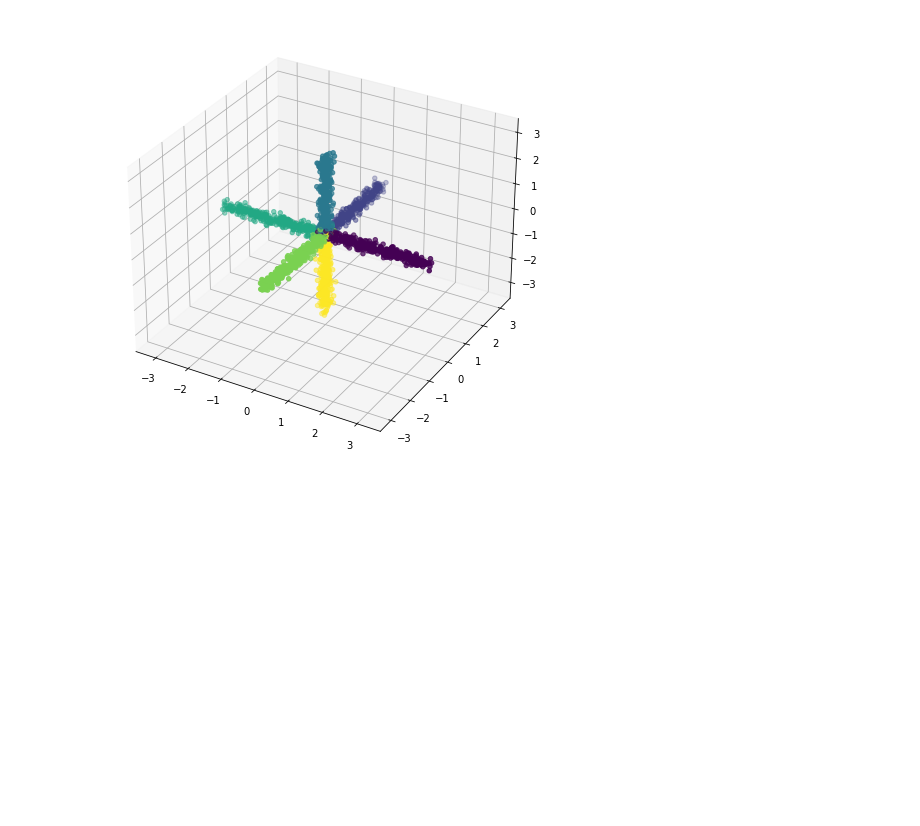
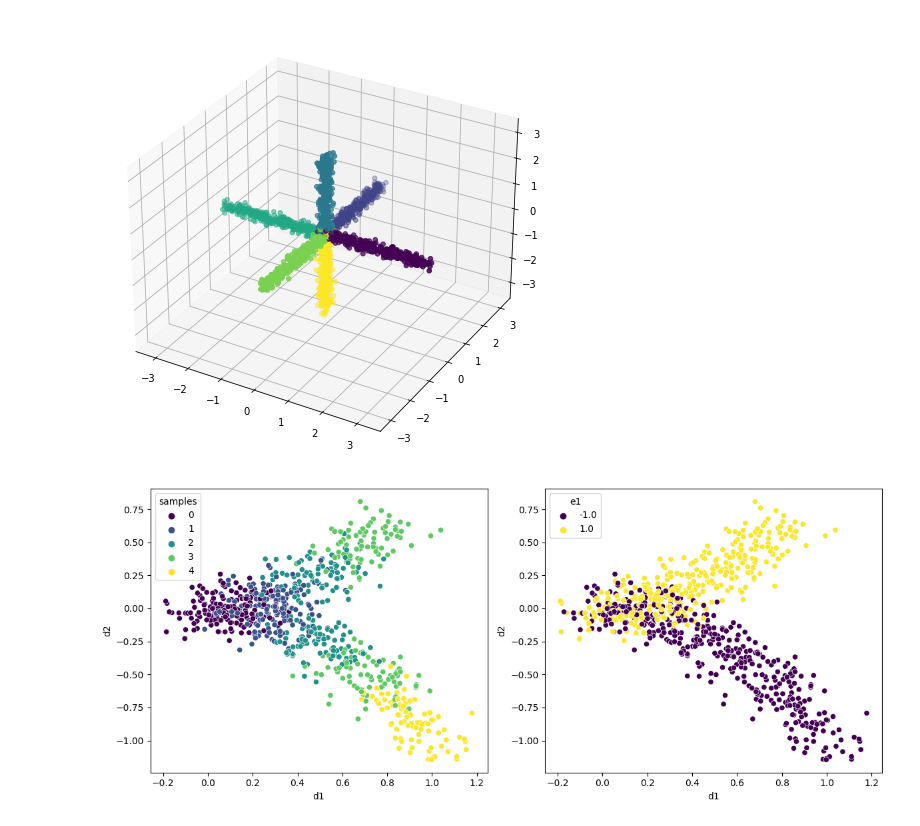
Before and after one commit to KrishnaswamyLab/MIOFlow, a Jupyter notebook: nbs/07_datasets.ipynb, the cells around one changed output. Drawn from its saved outputs; the diff is of its cells as text; code cells hidden in the pictures; blank space fills up the shorter version.

```diff
--- a/nbs/07_datasets.ipynb
+++ b/nbs/07_datasets.ipynb
@@ -473,3 +499,46 @@ ax.scatter(df.d1, df.d2, df.d3, c=df.samples)
 # %% [output]
 <mpl_toolkits.mplot3d.art3d.Path3DCollection>
 [figure]
+# %%
+#| export
+def branch_data_clean(t, e):
+    shapes = (len(e), len(t))
+    t = t.reshape(1,-1)
+    e = e.reshape(-1, 1)
+    ts = np.tile(t, (shapes[0], 1))[...,None]
+    es = np.tile(e, (1, shapes[1]))[...,None]
+    x = np.tile(t, (shapes[0], 1))
+    y = e * t**2
+    data = np.stack([x,y], axis=2)
+    data = np.concatenate((ts, es, data), axis=-1)
+    data = data.reshape(shapes[0]*shapes[1], -1)
+    return data
+def branch_data_data(data, n_colors=5, repeats=5, noise=0.05, seed=32):
+    data = np.tile(data, (repeats,1))
+    df = pd.DataFrame(data, columns=['t', 'e1', 'd1', 'd2'])
+    np.random.seed(seed)
+    noise = np.random.normal(0, noise, (data.shape[0], 2))
+    df[['d1', 'd2']] += noise
+    _, bin_edges = np.histogram(df['t'], bins=n_colors)
+    bin_indices = np.digitize(df['t'], bin_edges)
+    bin_indices[bin_indices > n_colors] = n_colors
+    df.insert(0, 'samples', bin_indices)
+    df.drop(columns=['t'], inplace=True)
+    df.samples -=1
+    return df
+def make_branch_cond(nt=20, ne=3, n_colors=5, repeats=10, noise=0.1, seed=32):
+    t = np.linspace(0,1,nt)
+    e = np.linspace(-1,1,ne)
+    data = branch_data_clean(t, e)
+    df = branch_data_data(data, n_colors, repeats, noise, seed)
+    return df
+# %%
+df = make_branch_cond(ne=2, n_colors=5, repeats=20)
+df = df[~((df['e1'] == 1) & (df['samples'].isin([4])))]
+fig, axs = plt.subplots(1, 2, figsize=(12, 5))
+sns.scatterplot(data=df, x='d1', y='d2', hue='samples', palette='viridis', ax=axs[0])
+sns.scatterplot(data=df, x='d1', y='d2', hue='e1', palette='viridis', ax=axs[1])
+plt.tight_layout()
+plt.show()
+# %% [output]
+[figure, added]
```
Also changed, not shown: parts of 3 cells of this notebook, 15 other files.
